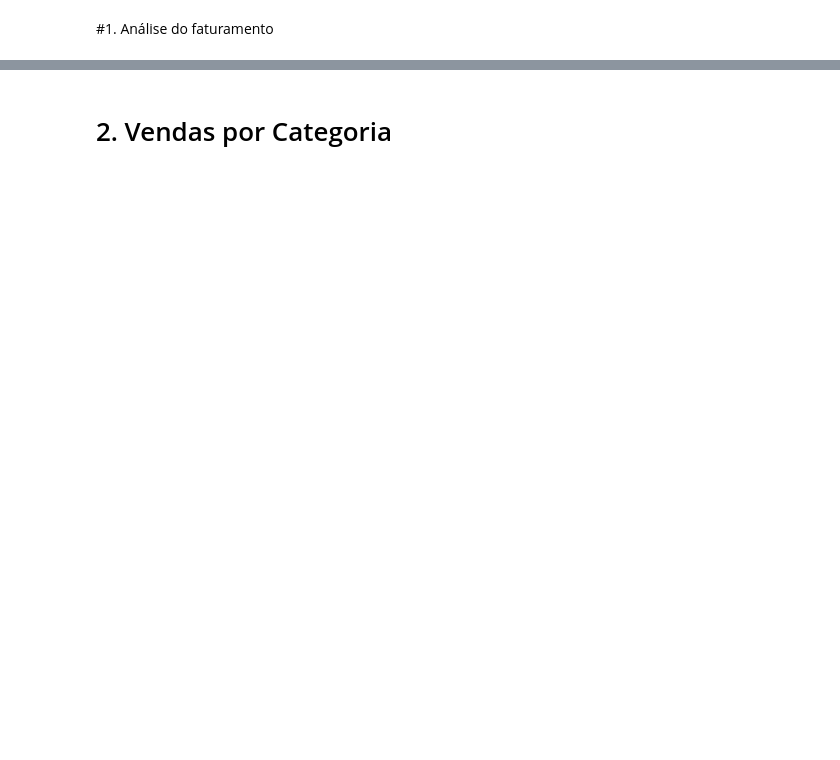
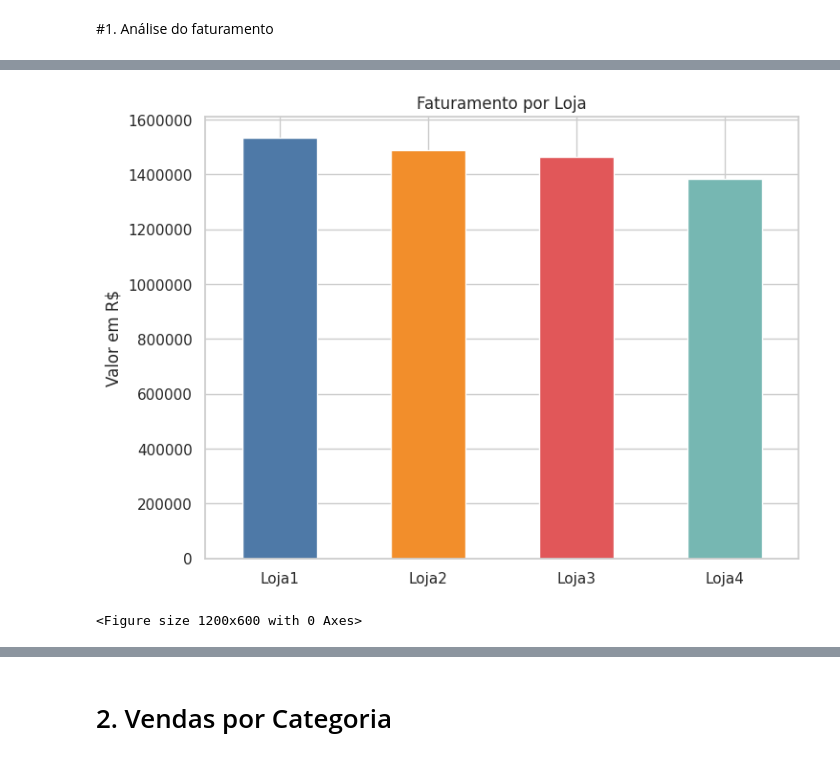
Before and after one commit to vitorhugo28/Alura_Store_BR, a Jupyter notebook: AluraStoreBrasil.ipynb, the cells around one changed output, grey strips where cells are left out. Cells and saved outputs as stored; diff of their text form; code cells hidden in the pictures; blank space fills up the shorter version.

```diff
--- a/AluraStoreBrasil.ipynb
+++ b/AluraStoreBrasil.ipynb
@@ -53,2 +80,28 @@ loja4.head()
 # %% [markdown]
 #1. Análise do faturamento
+# %%
+import pandas as pd
+import matplotlib.pyplot as plt
+
+
+urls = list(lojas_dados.values())
+nomes_lojas = list(lojas_dados.keys())
+
+
+faturamentos = []
+
+
+def calcular_faturamento(url_loja):
+    loja = pd.read_csv(url_loja)
+    faturamento = loja["Preço"].sum()
+    return faturamento
+
+print("Análise do faturamento:")
+for i in range(len(lojas_dados)):
+    faturamentos.append(calcular_faturamento(urls[i]))
+    print(f"Faturamento da loja {i + 1}: R${faturamentos[i]:,.2f}")
+
+
+faturamento_total = sum(faturamentos)
+print("-"*40)
+print(f"Faturamento total: R${faturamento_total:,.2f}")
@@ -54,0 +116,17 @@ loja4.head()
+# %%
+
+cores = ['#4e79a7', '#f28e2b', '#e15759', '#76b7b2']
+
+pd.Series(faturamentos, index=nomes_lojas).plot(kind="bar", figsize=(8, 6), color= cores)
+
+
+plt.ticklabel_format(style='plain', axis='y')
+
+plt.title("Faturamento por Loja")
+plt.ylabel("Valor em R$")
+plt.xticks(rotation=0)
+plt.show()
+plt.savefig('faturamento_por_loja.png')
+# %% [output]
+[figure, added]
+<Figure size 1200x600 with 0 Axes>
```
Also changed, not shown: parts of 13 cells of this notebook.
